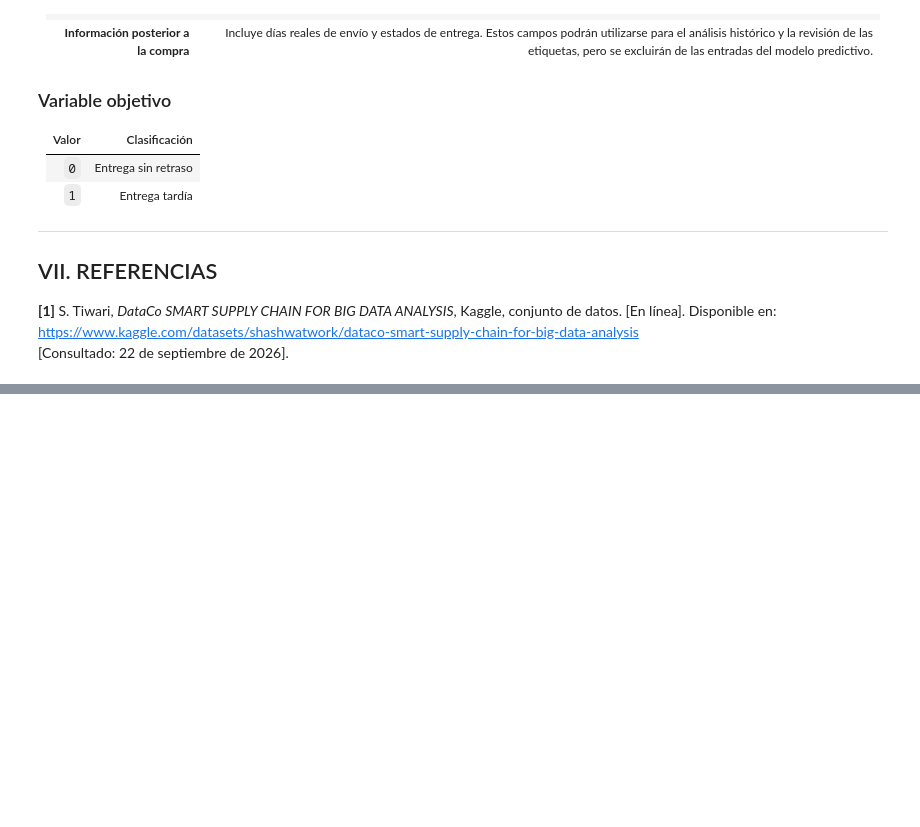
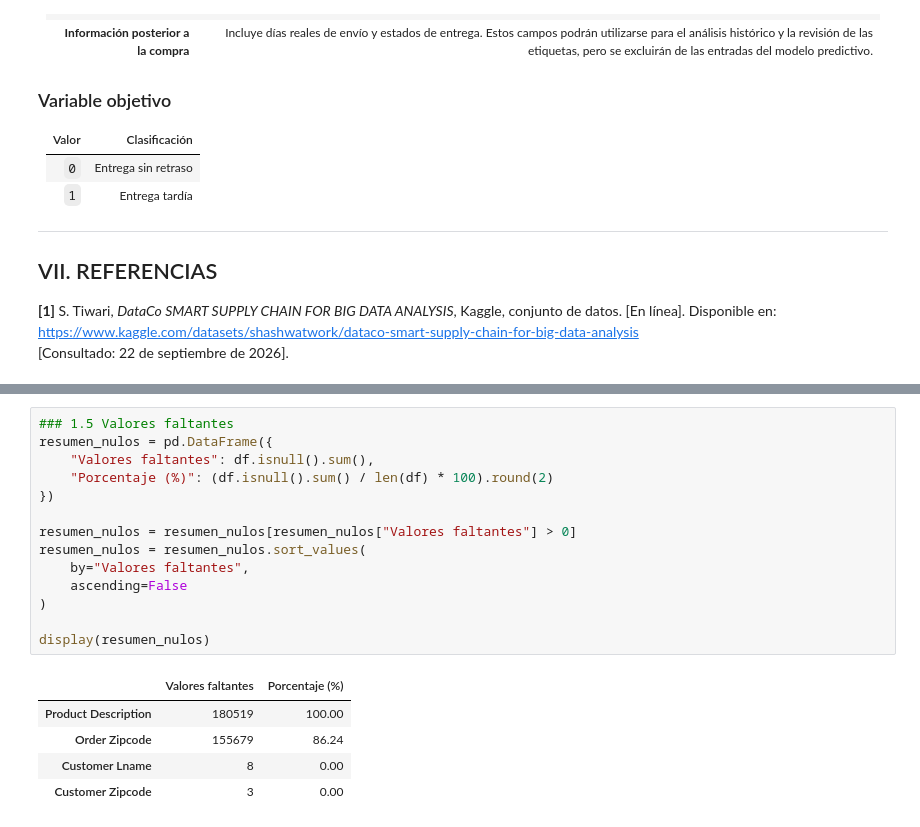
Before and after one commit to JB1302/Big-Data-G2, a Jupyter notebook: ProyectoDataCo.ipynb, the cells around one changed output, grey strips where cells are left out. Drawn from its saved outputs; the diff is of its cells as text; blank space fills up the shorter version.

```diff
--- a/ProyectoDataCo.ipynb
+++ b/ProyectoDataCo.ipynb
@@ -152,0 +187,20 @@ Crear las divisiones aleatoria y estratificada del conjunto de datos y comparar
+# %%
+### 1.5 Valores faltantes
+resumen_nulos = pd.DataFrame({
+    "Valores faltantes": df.isnull().sum(),
+    "Porcentaje (%)": (df.isnull().sum() / len(df) * 100).round(2)
+})
+
+resumen_nulos = resumen_nulos[resumen_nulos["Valores faltantes"] > 0]
+resumen_nulos = resumen_nulos.sort_values(
+    by="Valores faltantes",
+    ascending=False
+)
+
+display(resumen_nulos)
+# %% [output]
+|  | Valores faltantes | Porcentaje (%) |
+| Product Description | 180519 | 100.00 |
+| Order Zipcode | 155679 | 86.24 |
+| Customer Lname | 8 | 0.00 |
+| Customer Zipcode | 3 | 0.00 |
```
Also changed, not shown: parts of 10 cells of this notebook, 1 other file.
